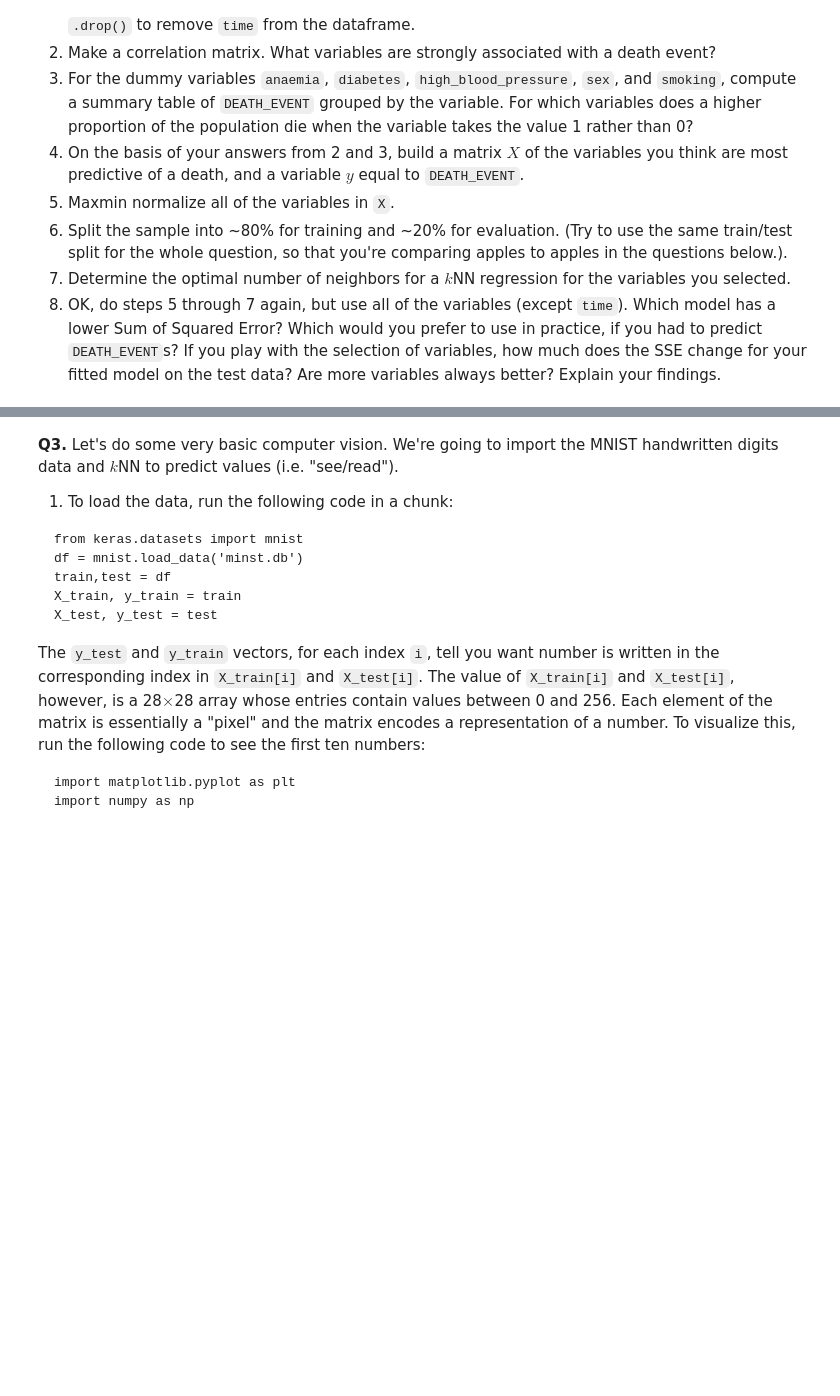
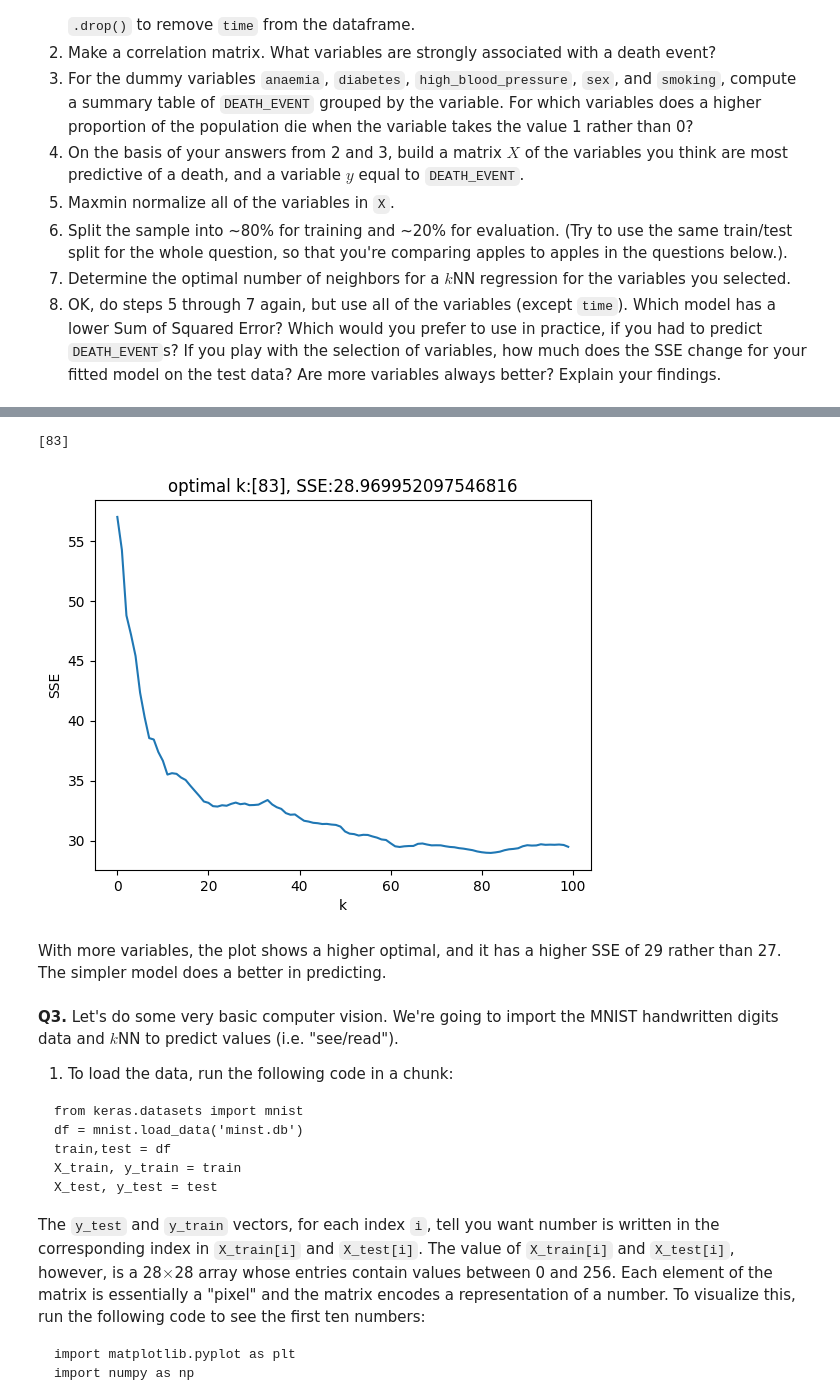
Before and after one commit to zxiqxiy/knn, a Jupyter notebook: assignment_knn.ipynb, the cells around one changed output, grey strips where cells are left out. Drawn from its saved outputs; the diff is of its cells as text; code cells hidden in the pictures; blank space fills up the shorter version.

```diff
--- a/assignment_knn.ipynb
+++ b/assignment_knn.ipynb
@@ -41,3 +240,37 @@
+# %%
+X = df2.drop('DEATH_EVENT',axis=1)
+
+X_train = X.iloc[train,:]
+y_train = y.iloc[train]
+X_test = X.iloc[test,:]
+y_test = y.iloc[test]
+
+from sklearn.neighbors import KNeighborsRegressor
+
+k_bar = 100
+k_grid = np.arange(1,k_bar)
+SSE = np.zeros(k_bar)
+
+for k in range(k_bar):
+    knn = KNeighborsRegressor(n_neighbors=k+1)
+    predictor = knn.fit(X_train,y_train)
+    y_hat = knn.predict(X_test)
+    SSE[k] = np.sum( (y_test-y_hat)**2 )
+SSE_min = np.min(SSE)
+min_index = np.where(SSE==SSE_min)
+k_star = k_grid[min_index]
+print(k_star)
+
+plt.plot(np.arange(0,k_bar),SSE)
+plt.xlabel("k")
+plt.title("optimal k:"+str(k_star)+', SSE:'+str(SSE_min))
+plt.ylabel('SSE')
+plt.show()
+# %% [output]
+[83]
+[figure, added]
+# %% [markdown]
+With more variables, the plot shows a higher optimal, and it has a higher SSE of 29 rather than 27. The simpler model does a better in predicting.
 # %% [markdown]
 **Q3.** Let's do some very basic computer vision. We're going to import the MNIST handwritten digits data and $k$NN to predict values (i.e. "see/read").
 
```
Also changed, not shown: parts of 19 cells of this notebook.
